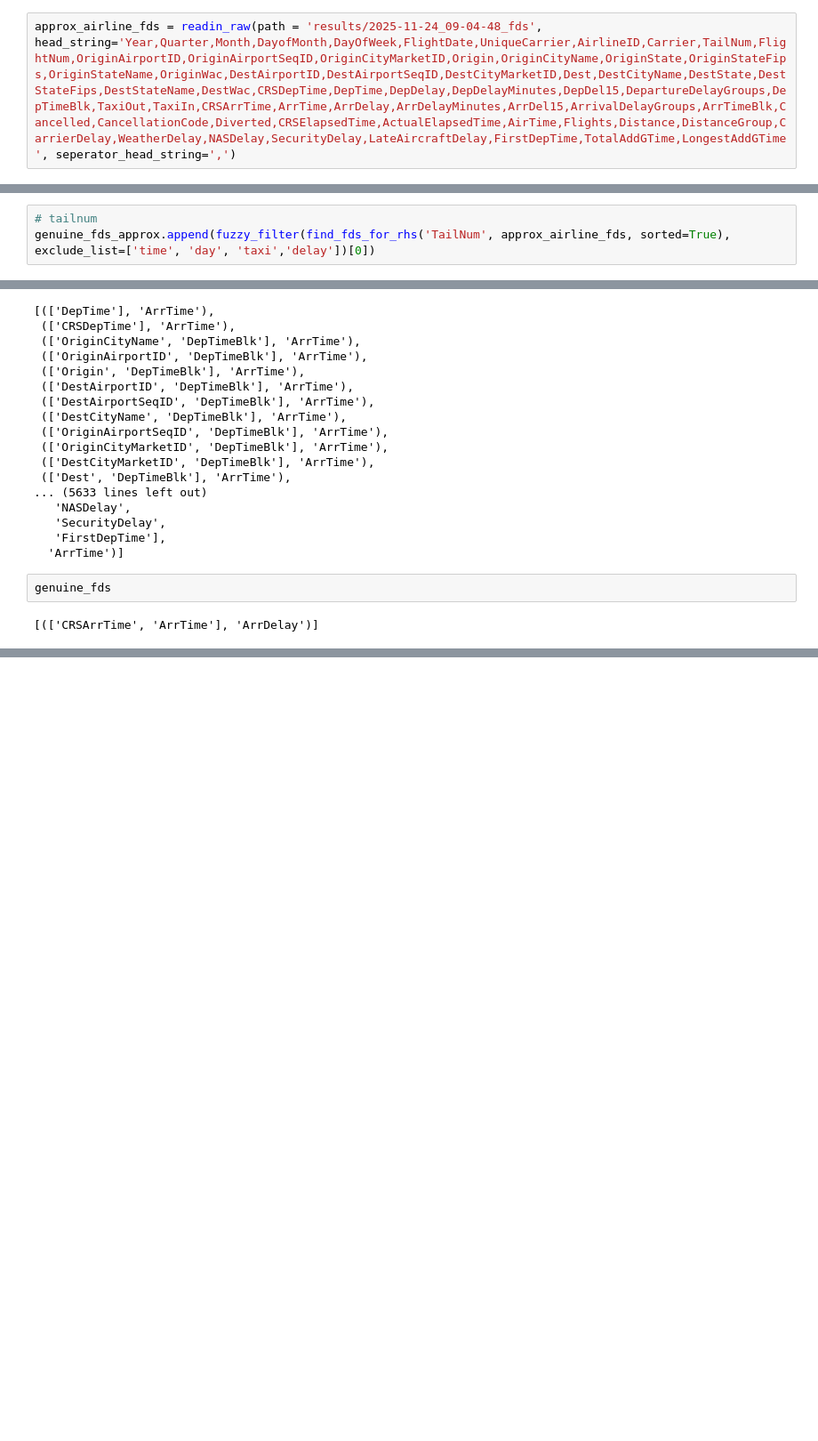
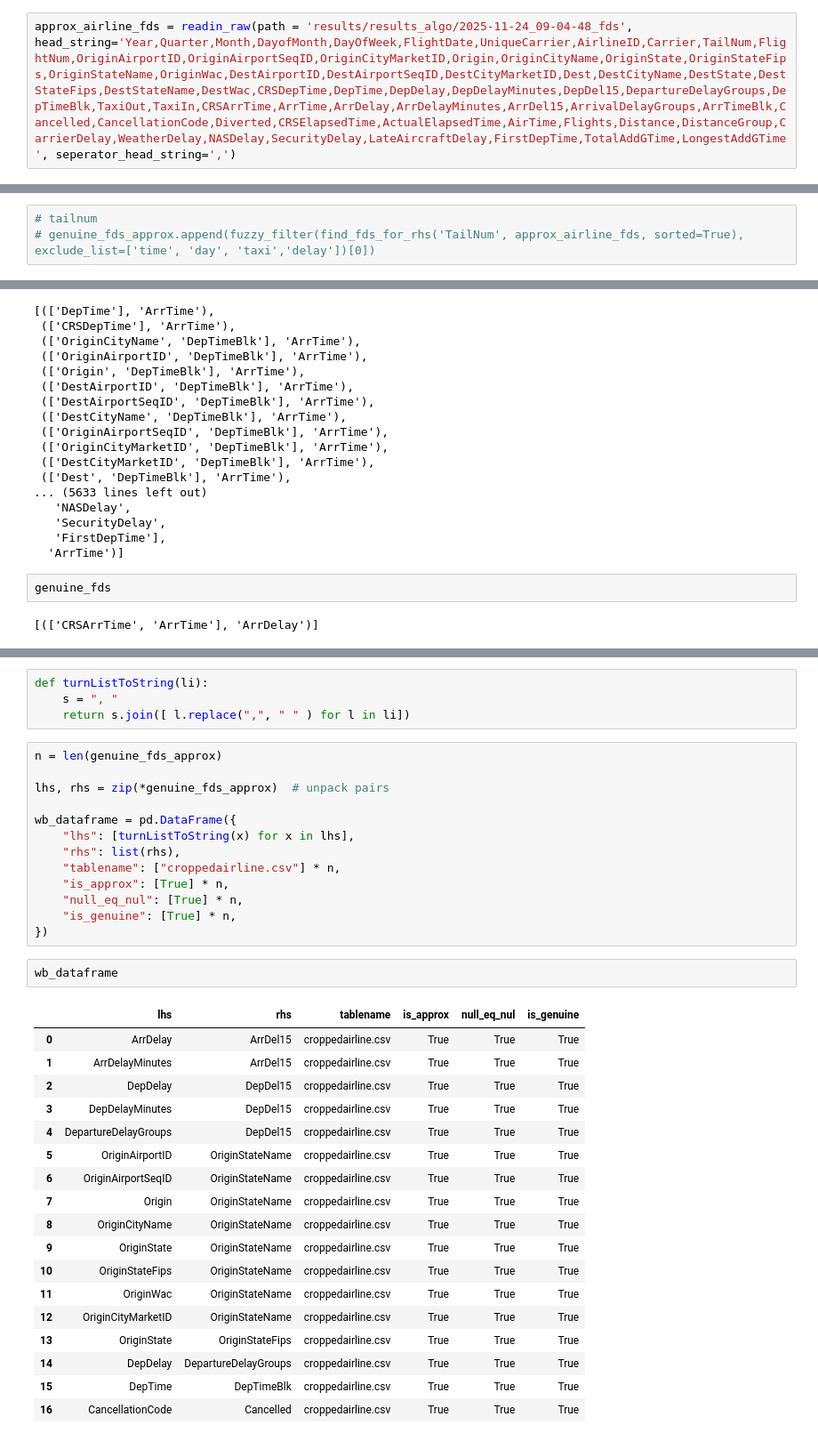
Before and after one commit to Jynns/dataprofiling_gen_fd, a Jupyter notebook: explore.ipynb, the cells around one changed output, grey strips where cells are left out. Shown at 89% size. Cells and saved outputs as stored; diff of their text form; blank space fills up the shorter version.

Commit message:
airline data added

```diff
--- a/explore.ipynb
+++ b/explore.ipynb
@@ -310,7 +308,7 @@ def readin_raw(path = '', head_string = '', seperator_head_string =',' ):
             data.append( (lhs, rhs) )
     return data
 # %%
-approx_airline_fds = readin_raw(path = 'results/2025-11-24_09-04-48_fds', head_string='Year,Quarter,Month,DayofMonth,DayOfWeek,FlightDate,UniqueCarrier,AirlineID,Carrier,TailNum,FlightNum,OriginAirportID,OriginAirportSeqID,OriginCityMarketID,Origin,OriginCityName,OriginState,OriginStateFips,OriginStateName,OriginWac,DestAirportID,DestAirportSeqID,DestCityMarketID,Dest,DestCityName,DestState,DestStateFips,DestStateName,DestWac,CRSDepTime,DepTime,DepDelay,DepDelayMinutes,DepDel15,DepartureDelayGroups,DepTimeBlk,TaxiOut,TaxiIn,CRSArrTime,ArrTime,ArrDelay,ArrDelayMinutes,ArrDel15,ArrivalDelayGroups,ArrTimeBlk,Cancelled,CancellationCode,Diverted,CRSElapsedTime,ActualElapsedTime,AirTime,Flights,Distance,DistanceGroup,CarrierDelay,WeatherDelay,NASDelay,SecurityDelay,LateAircraftDelay,FirstDepTime,TotalAddGTime,LongestAddGTime', seperator_head_string=',')
+approx_airline_fds = readin_raw(path = 'results/results_algo/2025-11-24_09-04-48_fds', head_string='Year,Quarter,Month,DayofMonth,DayOfWeek,FlightDate,UniqueCarrier,AirlineID,Carrier,TailNum,FlightNum,OriginAirportID,OriginAirportSeqID,OriginCityMarketID,Origin,OriginCityName,OriginState,OriginStateFips,OriginStateName,OriginWac,DestAirportID,DestAirportSeqID,DestCityMarketID,Dest,DestCityName,DestState,DestStateFips,DestStateName,DestWac,CRSDepTime,DepTime,DepDelay,DepDelayMinutes,DepDel15,DepartureDelayGroups,DepTimeBlk,TaxiOut,TaxiIn,CRSArrTime,ArrTime,ArrDelay,ArrDelayMinutes,ArrDel15,ArrivalDelayGroups,ArrTimeBlk,Cancelled,CancellationCode,Diverted,CRSElapsedTime,ActualElapsedTime,AirTime,Flights,Distance,DistanceGroup,CarrierDelay,WeatherDelay,NASDelay,SecurityDelay,LateAircraftDelay,FirstDepTime,TotalAddGTime,LongestAddGTime', seperator_head_string=',')
 # %% [output]
 {'column1': 'Year', 'column2': 'Quarter', 'column3': 'Month', 'column4': 'DayofMonth', 'column5': 'DayOfWeek', 'column6': 'FlightDate', 'column7': 'UniqueCarrier', 'column8': 'AirlineID', 'column9': ' ...
 # %%
@@ -420,3 +434,3 @@ genuine_fds_approx_resampled = [fuzzy_filter(find_fds_for_rhs('AirlineID', appro
 # %%
 # tailnum
-genuine_fds_approx.append(fuzzy_filter(find_fds_for_rhs('TailNum', approx_airline_fds, sorted=True), exclude_list=['time', 'day', 'taxi','delay'])[0])
+# genuine_fds_approx.append(fuzzy_filter(find_fds_for_rhs('TailNum', approx_airline_fds, sorted=True), exclude_list=['time', 'day', 'taxi','delay'])[0])
@@ -546,0 +584,38 @@ genuine_fds_approx
+# %%
+def turnListToString(li):
+    s = ", "
+    return s.join([ l.replace(",", " " ) for l in li])
+# %%
+n = len(genuine_fds_approx)
+
+lhs, rhs = zip(*genuine_fds_approx)  # unpack pairs
+
+wb_dataframe = pd.DataFrame({
+    "lhs": [turnListToString(x) for x in lhs],
+    "rhs": list(rhs),
+    "tablename": ["croppedairline.csv"] * n,
+    "is_approx": [True] * n,
+    "null_eq_nul": [True] * n,
+    "is_genuine": [True] * n,
+})
+# %%
+wb_dataframe
+# %% [output]
+|  | lhs | rhs | tablename | is_approx | null_eq_nul | is_genuine |
+| 0 | ArrDelay | ArrDel15 | croppedairline.csv | True | True | True |
+| 1 | ArrDelayMinutes | ArrDel15 | croppedairline.csv | True | True | True |
+| 2 | DepDelay | DepDel15 | croppedairline.csv | True | True | True |
+| 3 | DepDelayMinutes | DepDel15 | croppedairline.csv | True | True | True |
+| 4 | DepartureDelayGroups | DepDel15 | croppedairline.csv | True | True | True |
+| 5 | OriginAirportID | OriginStateName | croppedairline.csv | True | True | True |
+| 6 | OriginAirportSeqID | OriginStateName | croppedairline.csv | True | True | True |
+| 7 | Origin | OriginStateName | croppedairline.csv | True | True | True |
+| 8 | OriginCityName | OriginStateName | croppedairline.csv | True | True | True |
+| 9 | OriginState | OriginStateName | croppedairline.csv | True | True | True |
+| 10 | OriginStateFips | OriginStateName | croppedairline.csv | True | True | True |
+| 11 | OriginWac | OriginStateName | croppedairline.csv | True | True | True |
+| 12 | OriginCityMarketID | OriginStateName | croppedairline.csv | True | True | True |
+| 13 | OriginState | OriginStateFips | croppedairline.csv | True | True | True |
+| 14 | DepDelay | DepartureDelayGroups | croppedairline.csv | True | True | True |
+| 15 | DepTime | DepTimeBlk | croppedairline.csv | True | True | True |
+| 16 | CancellationCode | Cancelled | croppedairline.csv | True | True | True |
```
Also changed, not shown: parts of 26 cells of this notebook, 4 other files.
